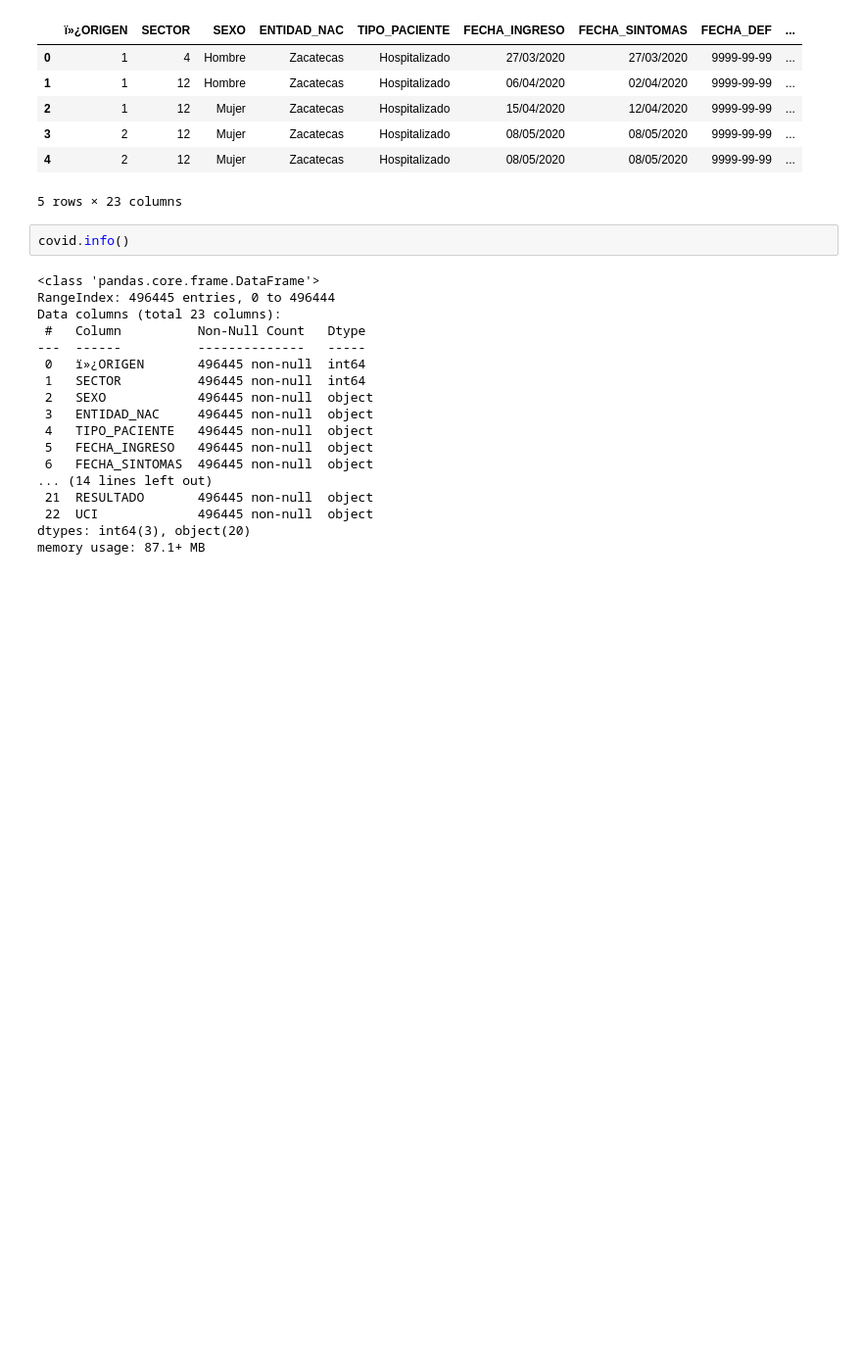
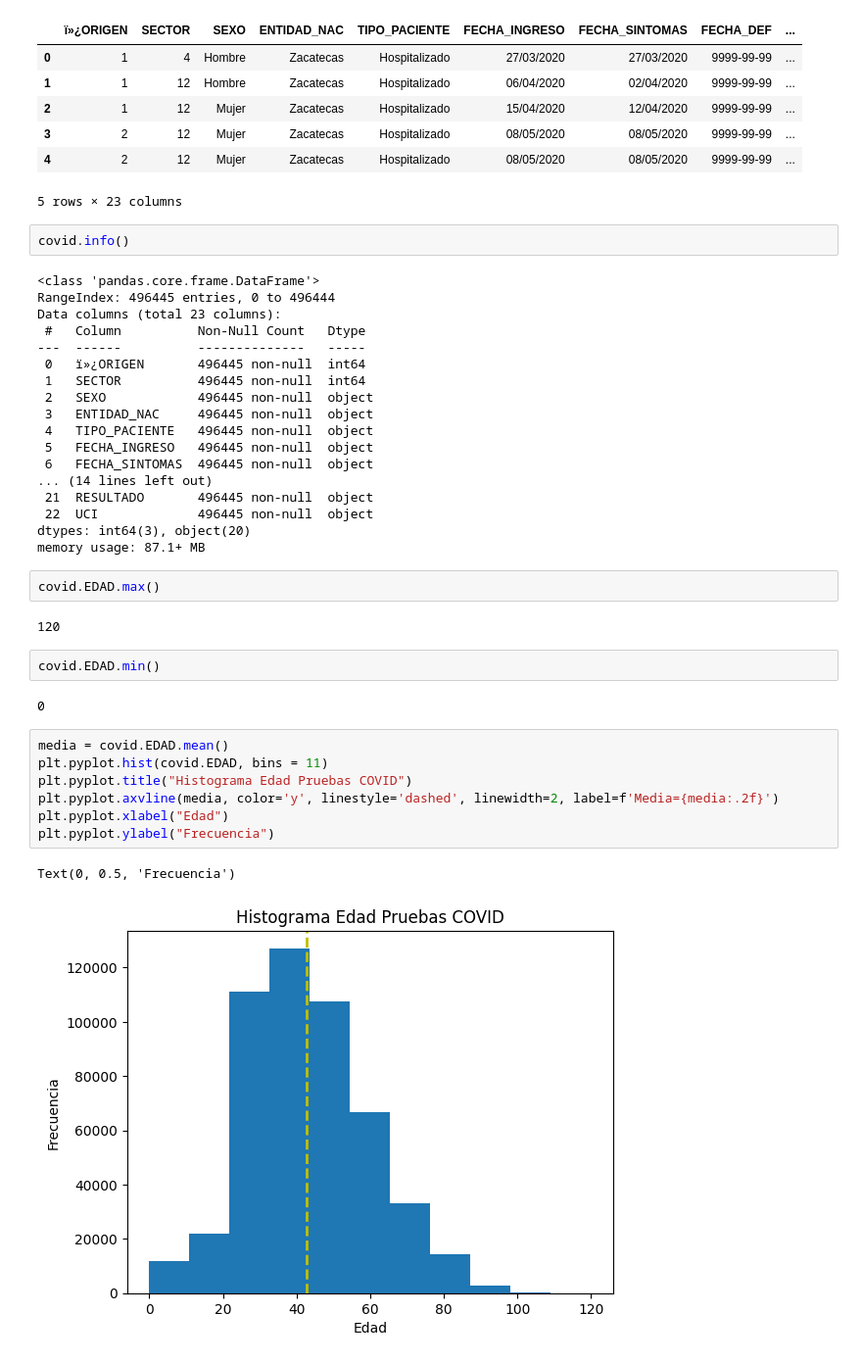
Before and after one commit to Jordy-HK/Probabilidad, a Jupyter notebook: Unidad1/Practica5.ipynb, the cells around one changed output. Shown at 98% size. Cells and saved outputs as stored; diff of their text form; blank space fills up the shorter version.

```diff
--- a/Unidad1/Practica5.ipynb
+++ b/Unidad1/Practica5.ipynb
@@ -37,3 +37,21 @@ Data columns (total 23 columns):
  22  UCI             496445 non-null  object
 dtypes: int64(3), object(20)
 memory usage: 87.1+ MB
+# %%
+covid.EDAD.max()
+# %% [output]
+120
+# %%
+covid.EDAD.min()
+# %% [output]
+0
+# %%
+media = covid.EDAD.mean()
+plt.pyplot.hist(covid.EDAD, bins = 11)
+plt.pyplot.title("Histograma Edad Pruebas COVID")
+plt.pyplot.axvline(media, color='y', linestyle='dashed', linewidth=2, label=f'Media={media:.2f}')
+plt.pyplot.xlabel("Edad")
+plt.pyplot.ylabel("Frecuencia")
+# %% [output]
+Text(0, 0.5, 'Frecuencia')
+[figure, added]
```
Also changed, not shown: parts of 5 cells of this notebook.
